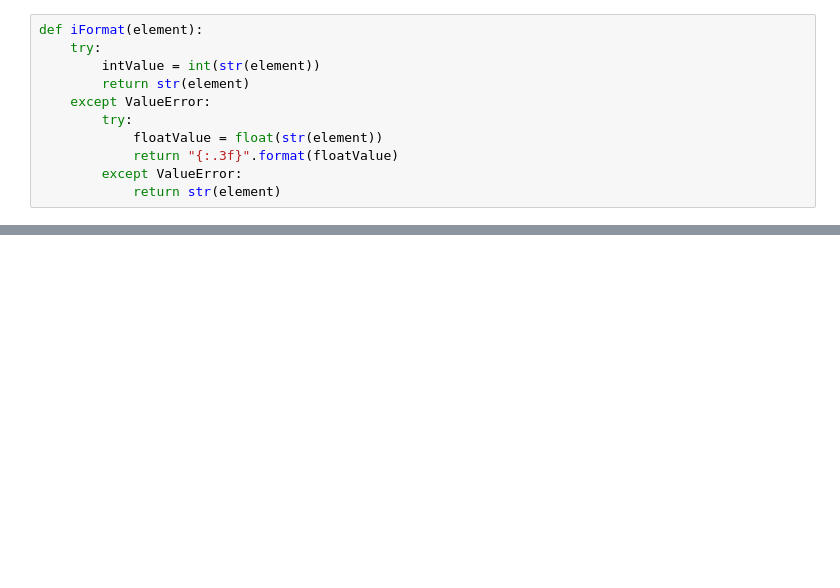
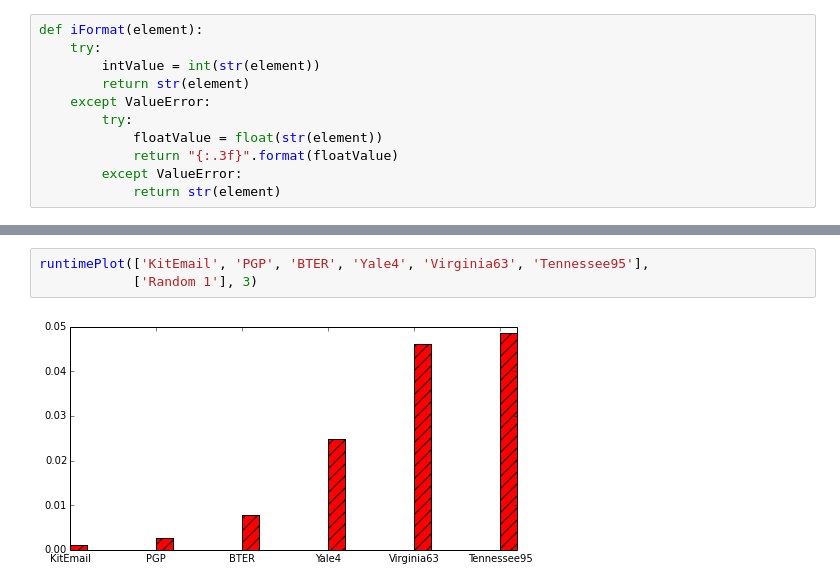
Before and after one commit to kit-parco/networkit-hyperbolic-kd, a Jupyter notebook: Doc/Notebooks/BackboneStatistics.ipynb, the cells around one changed output, grey strips where cells are left out. Drawn from its saved outputs; the diff is of its cells as text; blank space fills up the shorter version.

```diff
--- a/Doc/Notebooks/BackboneStatistics.ipynb
+++ b/Doc/Notebooks/BackboneStatistics.ipynb
@@ -613,0 +687,5 @@ iFormat(0.32392321312)
+# %%
+runtimePlot(['KitEmail', 'PGP', 'BTER', 'Yale4', 'Virginia63', 'Tennessee95'],
+            ['Random 1'], 3)
+# %% [output]
+[figure, added]
```
Also changed, not shown: parts of 14 cells of this notebook.
